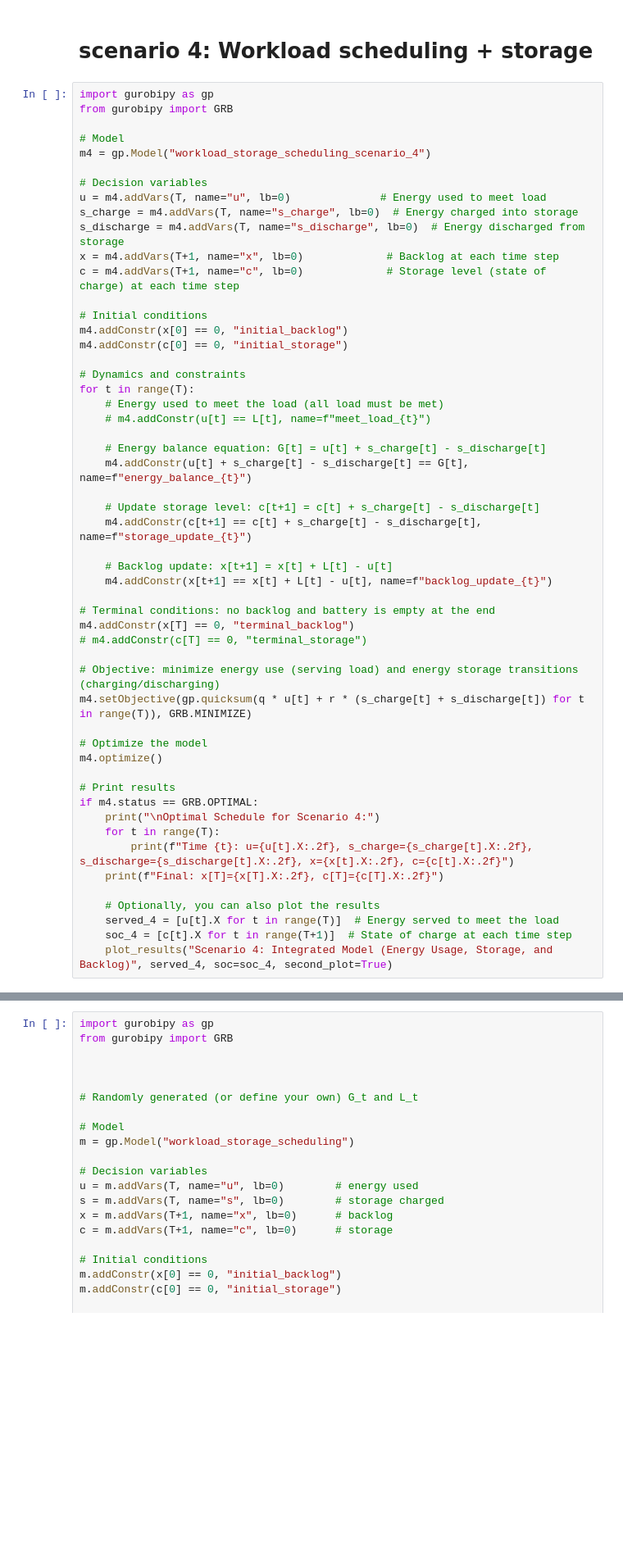
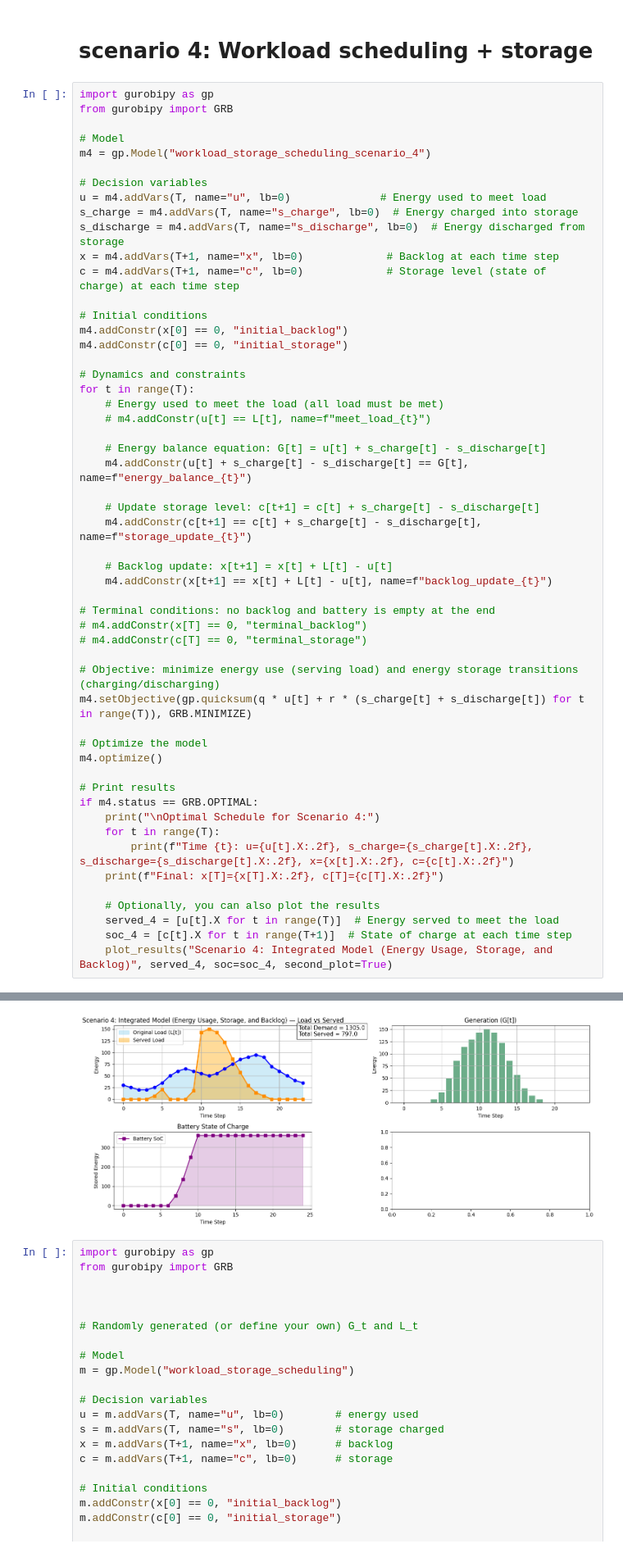
Before and after one commit to clbanjai/1.020-Data-Center-Project, a Jupyter notebook: OH_implementatio.ipynb, the cells around one changed output, grey strips where cells are left out. Shown at 82% size. Drawn from its saved outputs; the diff is of its cells as text; blank space fills up the shorter version.

```diff
--- a/OH_implementatio.ipynb
+++ b/OH_implementatio.ipynb
@@ -354,7 +383,7 @@ for t in range(T):
     m4.addConstr(x[t+1] == x[t] + L[t] - u[t], name=f"backlog_update_{t}")
 
 # Terminal conditions: no backlog and battery is empty at the end
-m4.addConstr(x[T] == 0, "terminal_backlog")
+# m4.addConstr(x[T] == 0, "terminal_backlog")
 # m4.addConstr(c[T] == 0, "terminal_storage")
 
 # Objective: minimize energy use (serving load) and energy storage transitions (charging/discharging)
@@ -395,3 +424,4 @@ Infeasible model
+[figure, added]
 # %%
 import gurobipy as gp
 from gurobipy import GRB
```
Also changed, not shown: parts of 11 cells of this notebook.
